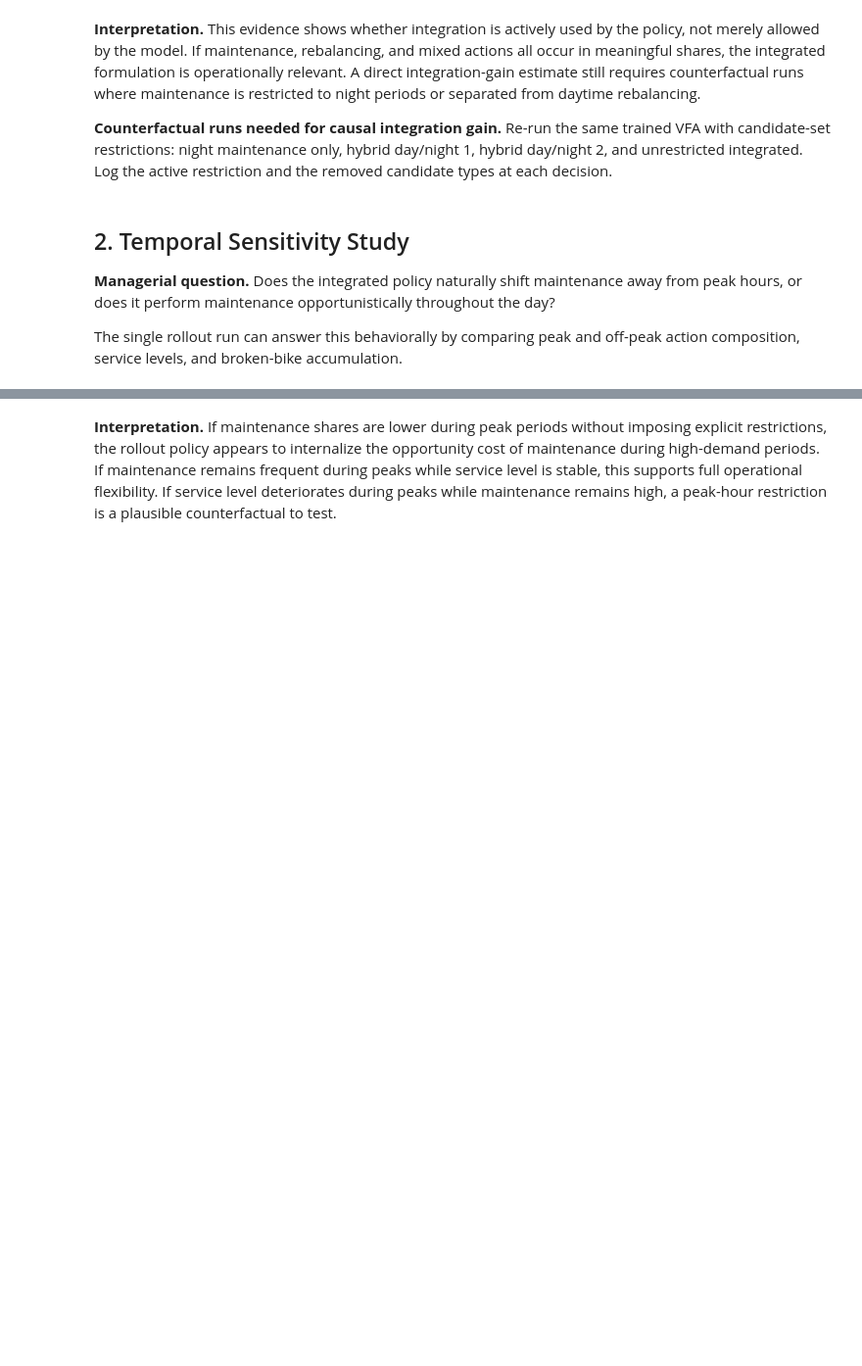
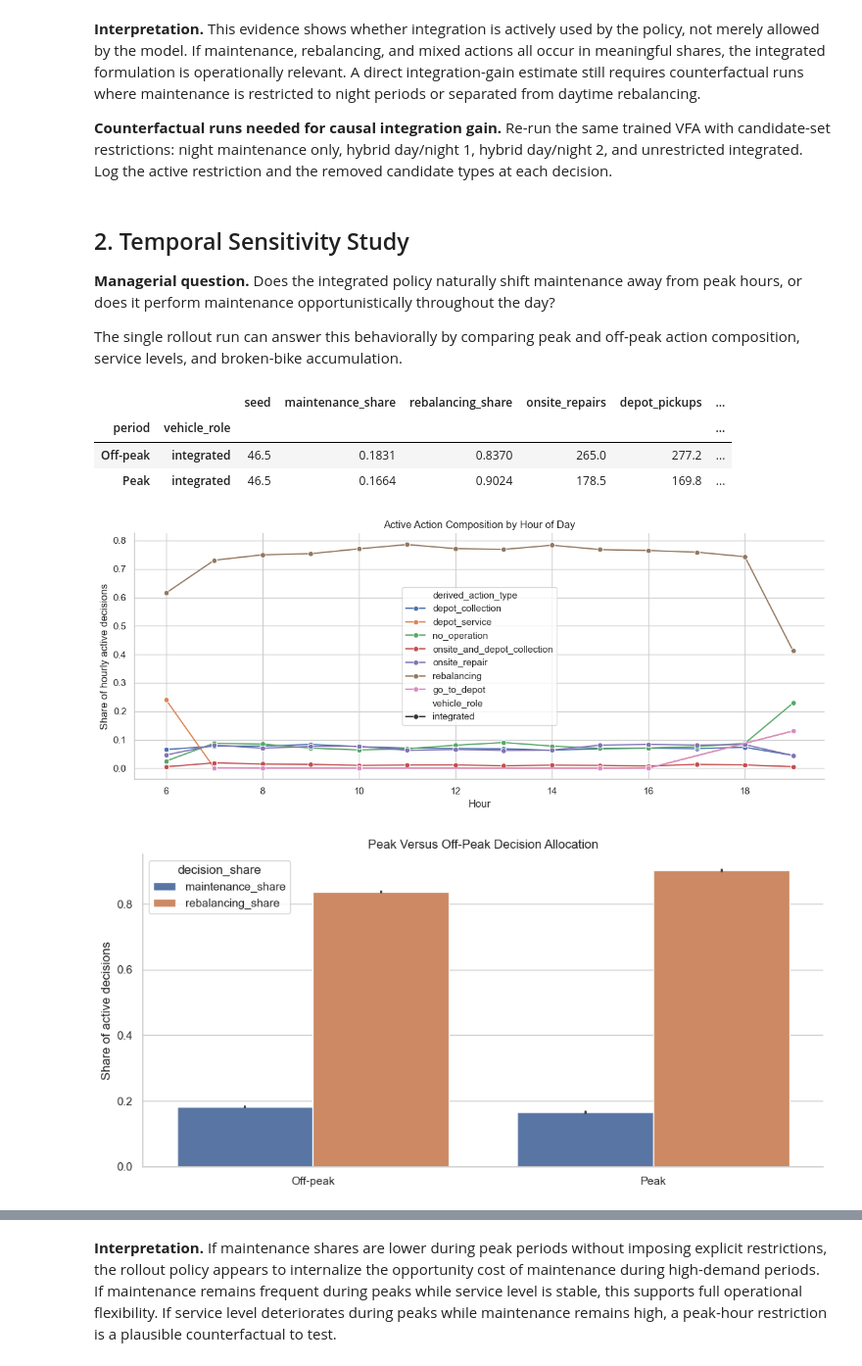
Before and after one commit to EECS-NTNU/FOMOsim, a Jupyter notebook: managerial_insights_analysis.ipynb, the cells around one changed output, grey strips where cells are left out. Shown at 98% size. Cells and saved outputs as stored; diff of their text form; code cells hidden in the pictures; blank space fills up the shorter version.

```diff
--- a/managerial_insights_analysis.ipynb
+++ b/managerial_insights_analysis.ipynb
@@ -357,37 +722,45 @@ else:
 
 The single rollout run can answer this behaviorally by comparing peak and off-peak action composition, service levels, and broken-bike accumulation.
 # %%
-if not decisions.empty:
-    hour_action = decisions.groupby(["hour", "derived_action_type"]).size().reset_index(name="count")
-    hour_total = decisions.groupby("hour").size().rename("total").reset_index()
-    hour_action = hour_action.merge(hour_total, on="hour", how="left")
+decision_data = active_decisions
+if not decision_data.empty:
+    hour_action = decision_data.groupby(["hour", "vehicle_role", "derived_action_type"], dropna=False).size().reset_index(name="count")
+    hour_total = decision_data.groupby(["hour", "vehicle_role"], dropna=False).size().rename("total").reset_index()
+    hour_action = hour_action.merge(hour_total, on=["hour", "vehicle_role"], how="left")
     hour_action["share"] = hour_action["count"] / hour_action["total"]
 
-    fig, ax = plt.subplots(figsize=(11, 5))
-    sns.lineplot(data=hour_action, x="hour", y="share", hue="derived_action_type", marker="o", ax=ax)
-    ax.set_title("Action Composition by Hour of Day")
-    ax.set_ylabel("Share of hourly decisions")
+    fig, ax = plt.subplots(figsize=(12, 5))
+    sns.lineplot(data=hour_action, x="hour", y="share", hue="derived_action_type", style="vehicle_role", marker="o", ax=ax)
+    ax.set_title("Active Action Composition by Hour of Day")
+    ax.set_ylabel("Share of hourly active decisions")
     ax.set_xlabel("Hour")
     plt.tight_layout()
 
-    peak_mix = decisions.groupby(["period", "seed"], dropna=False).agg(
+    peak_mix = decision_data.groupby(["period", "vehicle_role", "seed"], dropna=False).agg(
         maintenance_share=("maintenance_action", "mean"),
         rebalancing_share=("rebalancing_action", "mean"),
         onsite_repairs=("onsite_repairs", "sum"),
         depot_pickups=("depot_pickups", "sum"),
         depot_returns=("depot_return_decision", "sum"),
     ).reset_index()
-    display(peak_mix.groupby("period").mean(numeric_only=True).round(4))
+    display(peak_mix.groupby(["period", "vehicle_role"], dropna=False).mean(numeric_only=True).round(4))
 
-    fig, ax = plt.subplots()
-    peak_long = peak_mix.melt(id_vars=["period", "seed"], value_vars=["maintenance_share", "rebalancing_share"], var_name="decision_share", value_name="share")
+    fig, ax = plt.subplots(figsize=(10, 5))
+    peak_long = peak_mix.melt(id_vars=["period", "vehicle_role", "seed"], value_vars=["maintenance_share", "rebalancing_share"], var_name="decision_share", value_name="share")
     sns.barplot(data=peak_long, x="period", y="share", hue="decision_share", errorbar="se", ax=ax)
     ax.set_title("Peak Versus Off-Peak Decision Allocation")
-    ax.set_ylabel("Share of decisions")
+    ax.set_ylabel("Share of active decisions")
     ax.set_xlabel("")
     plt.tight_layout()
 else:
-    print("No decisions.csv files loaded.")
+    print("No active decisions.csv rows loaded.")
+# %% [output]
+|  |  | seed | maintenance_share | rebalancing_share | onsite_repairs | depot_pickups | ... |
+| period | vehicle_role |  |  |  |  |  | ... |
+| Off-peak | integrated | 46.5 | 0.1831 | 0.8370 | 265.0 | 277.2 | ... |
+| Peak | integrated | 46.5 | 0.1664 | 0.9024 | 178.5 | 169.8 | ... |
+[figure, added]
+[figure, added]
 # %%
 if not hourly.empty:
     temporal_summary = hourly.groupby(["period", "seed"], dropna=False).agg(
```
Also changed, not shown: parts of 25 cells of this notebook.
